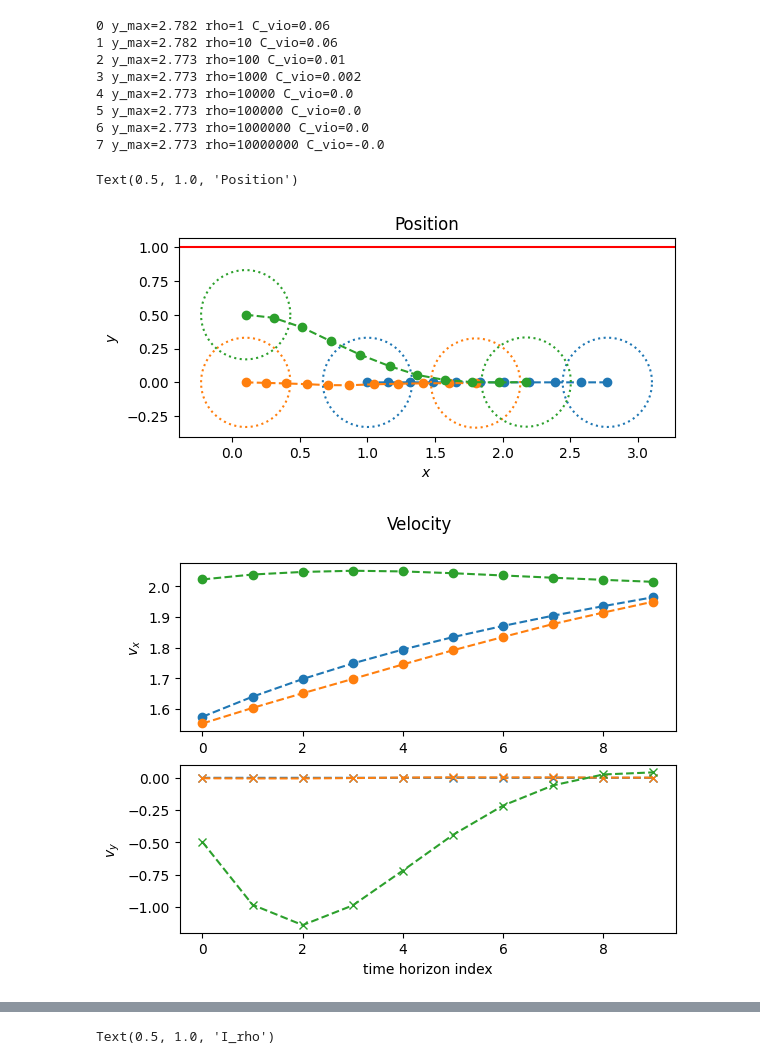
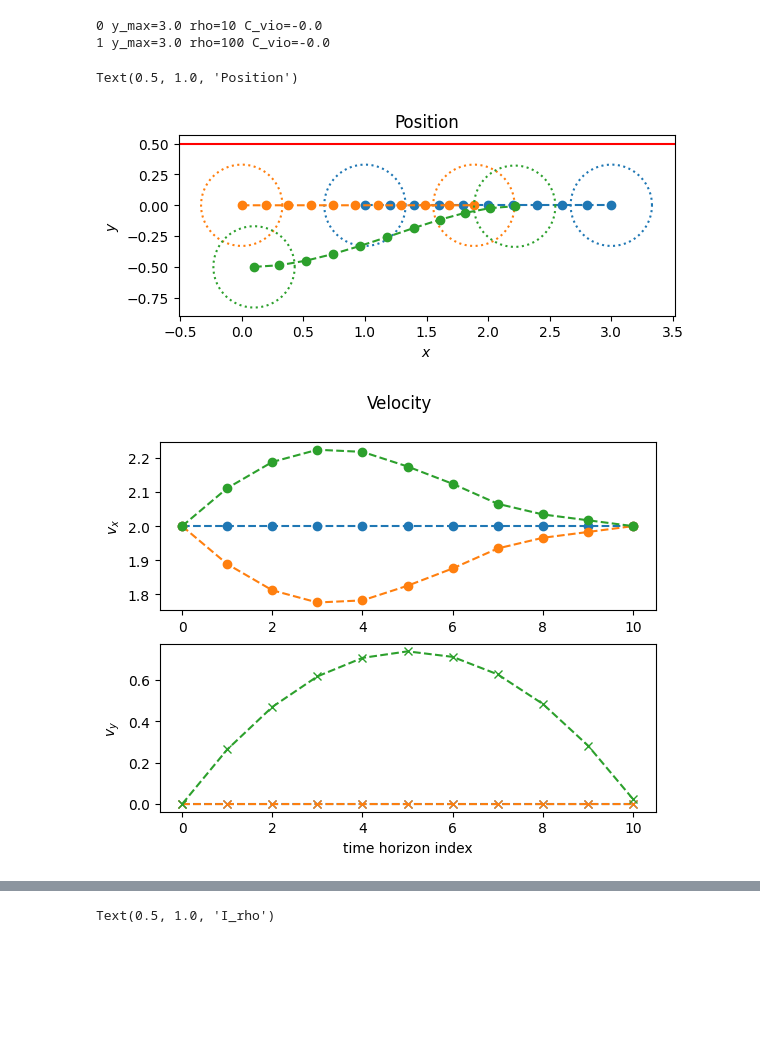
Before and after one commit to jtfa22/mae-271d-project-algames, a Jupyter notebook: sim.ipynb, the cells around one changed output, grey strips where cells are left out. Cells and saved outputs as stored; diff of their text form; code cells hidden in the pictures; blank space fills up the shorter version.

Commit message:
flip gradient and hessian cola signs, tune weights for overlapping target state

```diff
--- a/sim.ipynb
+++ b/sim.ipynb
@@ -23,16 +23,21 @@ dt = 0.1
 r = 0.33
 
 # running cost matrix
-Q = np.diag([0, 2, 0.1, 0.1])
+Q = np.diag([0, 0, 0, 0])
 
 # terminal cost matrix
-Qf = Q * 5
+Qf = np.diag([0, 5, 2, 2])
 
 # control cost matrix
-R = np.eye(m) * 0.1
+R = np.diag([0.001, 0.1])
+
+# original weights
+# Q = np.eye(n)
+# Qf = np.eye(n)*20
+# R = np.eye(m)
 
 # penalty gain
-rho = 1
+rho = 10
 
 # penalty schedule
 gamma = 10
@@ -41,22 +46,24 @@ gamma = 10
 eps = 1e-3
 
 # max iterations
-max_iter = 10
+max_iter = 15
 
 # multiplier to enforce dynamics
 dynamics_mult = 100
 # %%
 # initial state
 # initial state
-x1_0 = np.array([1, 0, 1.5, 0])
-x2_0 = np.array([0.1, 0, 1.5, 0])
-x3_0 = np.array([0.1, 0.5, 2, 0])
+v_lane = 2
+v_merge = 2
+x1_0 = np.array([1, 0, v_lane, 0])
+x2_0 = np.array([0, 0, v_lane, 0])
+x3_0 = np.array([0.1, -0.5, v_merge, 0])
 list_x0 = [x1_0, x2_0, x3_0]
 
 # final state
-x1_f = np.array([2.5, 0, 2, 0])
-x2_f = np.array([2.5, 0, 2, 0])
-x3_f = np.array([2.5, 0, 2, 0])
+x1_f = np.array([3, 0, v_lane, 0])
+x2_f = np.array([3, 0, v_lane, 0])
+x3_f = np.array([3, 0, v_lane, 0])
 # x1_f = np.array([3, 0, 2, 0])
 # x2_f = np.array([2, 0, 2, 0])
 # x3_f = np.array([2.5, 0, 2, 0])
@@ -64,7 +71,7 @@ list_xf = [x1_f, x2_f, x3_f]
 
 
 # constraints
-constraint_wall_y = 1
+constraint_wall_y = 0.5
 constraint_u_x_max = 5
 constraint_u_y_max = constraint_u_x_max
 # %%
@@ -88,14 +95,8 @@ X, U = ALGAMES(
     dynamics_mult,
 )
 # %% [output]
-0 y_max=2.782 rho=1 C_vio=0.06
-1 y_max=2.782 rho=10 C_vio=0.06
-2 y_max=2.773 rho=100 C_vio=0.01
-3 y_max=2.773 rho=1000 C_vio=0.002
-4 y_max=2.773 rho=10000 C_vio=0.0
-5 y_max=2.773 rho=100000 C_vio=0.0
-6 y_max=2.773 rho=1000000 C_vio=0.0
-7 y_max=2.773 rho=10000000 C_vio=-0.0
+0 y_max=3.0 rho=10 C_vio=-0.0
+1 y_max=3.0 rho=100 C_vio=-0.0
 # %%
 x_players = np.split(X, M)
 
@@ -124,22 +125,24 @@ plt.ylabel('$y$')
 plt.title("Position")
 # %% [output]
 Text(0.5, 1.0, 'Position')
-[figure, old version]
+[figure, new version]
 # %%
 # velocity
 plt.figure()
 for i, x in enumerate(x_players):
     x = np.reshape(x, (n, N), order="F")
+    x0 = np.reshape(list_x0[i], (n, 1))
+    x = np.hstack((x0, x))
     ax = plt.subplot(211)
     ax.plot(x[2, :], "o--", c=f"C{i}")
     plt.ylabel("$v_x$")
     ax = plt.subplot(212)
     ax.plot(x[3, :], "x--", c=f"C{i}")
     plt.ylabel('$v_y$')
 plt.xlabel('time horizon index')
 plt.suptitle("Velocity");
 # %% [output]
-[figure, old version]
+[figure, new version]
 # %%
 u_players = np.split(U, M)
 
```
Also changed, not shown: parts of 5 cells of this notebook, 1 other file.
